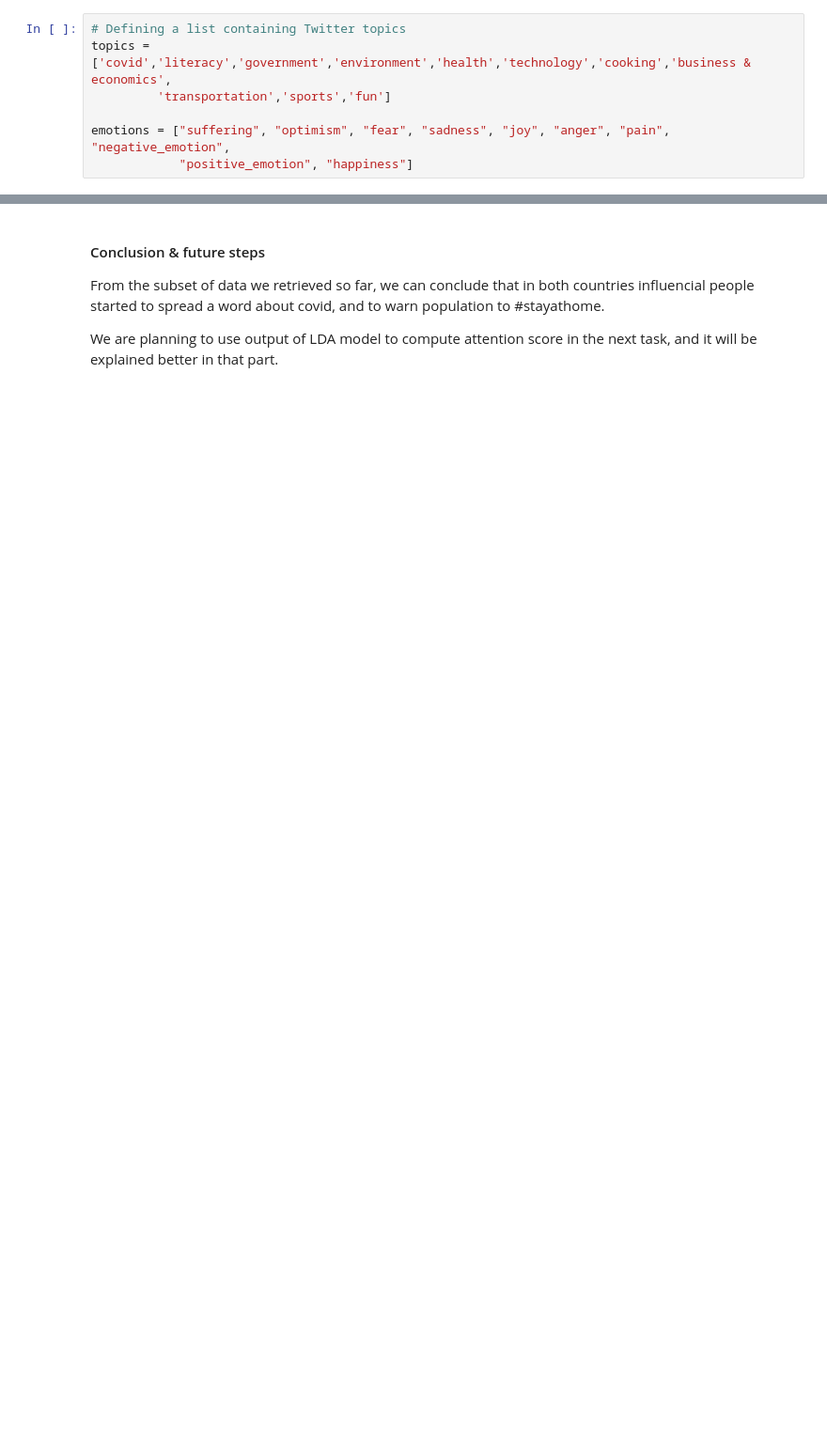
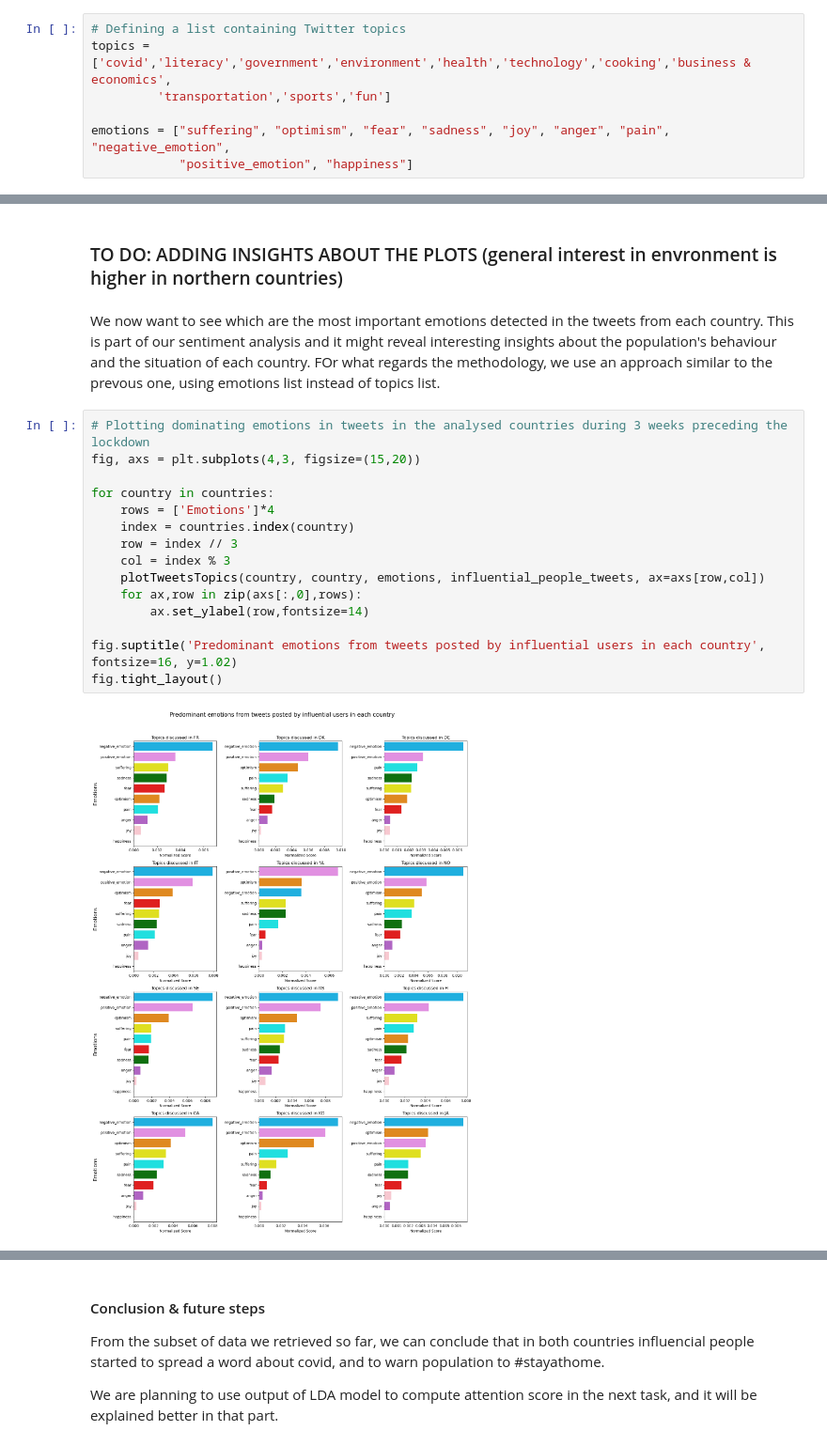
Before and after one commit to RiccardoBrioschi/The-pandemic-through-the-eyes-of-Internet, a Jupyter notebook: RQ2_Influential_people_analysis.ipynb, the cells around one changed output, grey strips where cells are left out. Shown at 94% size. Drawn from its saved outputs; the diff is of its cells as text; blank space fills up the shorter version.

```diff
--- a/RQ2_Influential_people_analysis.ipynb
+++ b/RQ2_Influential_people_analysis.ipynb
@@ -576,0 +230,22 @@ topic
+# %% [markdown]
+### TO DO: ADDING INSIGHTS ABOUT THE PLOTS (general interest in envronment is higher in northern countries)
+# %% [markdown]
+We now want to see which are the most important emotions detected in the tweets from each country. This is part of our sentiment analysis and it might reveal interesting insights about the population's behaviour and the situation of each country.
+FOr what regards the methodology, we use an approach similar to the prevous one, using emotions list instead of topics list.
+# %%
+# Plotting dominating emotions in tweets in the analysed countries during 3 weeks preceding the lockdown
+fig, axs = plt.subplots(4,3, figsize=(15,20))
+
+for country in countries:
+    rows = ['Emotions']*4
+    index = countries.index(country)
+    row = index // 3
+    col = index % 3
+    plotTweetsTopics(country, country, emotions, influential_people_tweets, ax=axs[row,col])
+    for ax,row in zip(axs[:,0],rows):
+        ax.set_ylabel(row,fontsize=14)
+
+fig.suptitle('Predominant emotions from tweets posted by influential users in each country', fontsize=16, y=1.02)
+fig.tight_layout()
+# %% [output]
+[figure, added]
```
Also changed, not shown: parts of 80 cells of this notebook, 1 other file.
